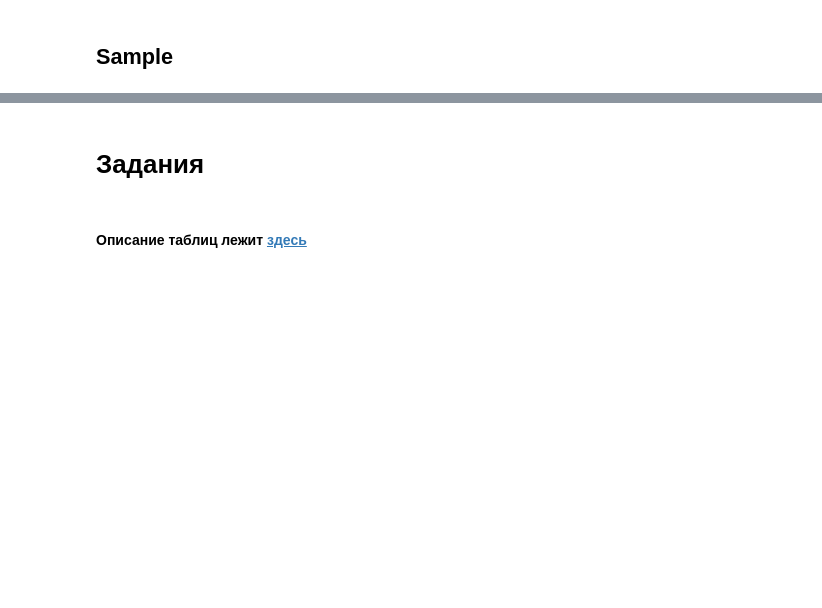
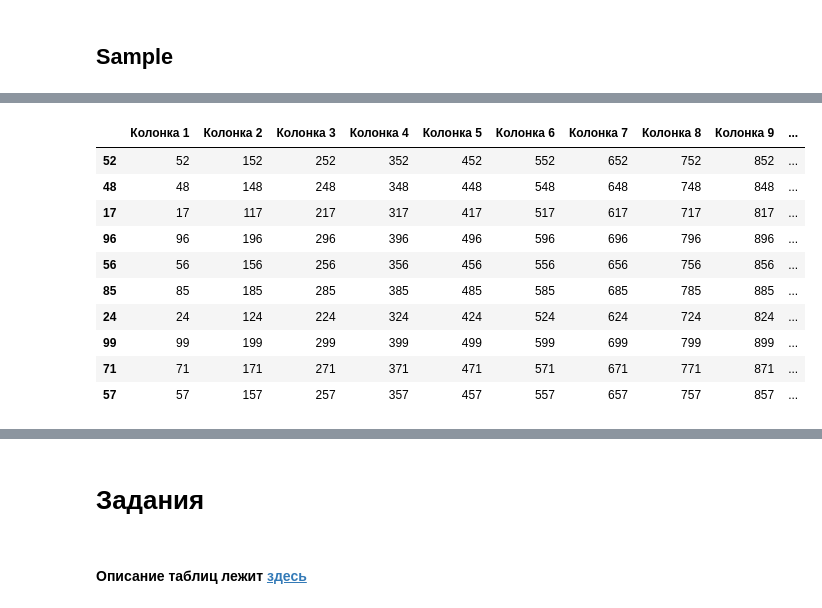
Before and after one commit to victorlymarev/pandas, a Jupyter notebook: notebooks/06-display-options-head-tail.ipynb, the cells around one changed output, grey strips where cells are left out. Drawn from its saved outputs; the diff is of its cells as text; code cells hidden in the pictures; blank space fills up the shorter version.

```diff
--- a/notebooks/06-display-options-head-tail.ipynb
+++ b/notebooks/06-display-options-head-tail.ipynb
@@ -84,2 +221,16 @@ df.sample(70)
+# %%
+df.sample(frac=0.1)
+# %% [output]
+|  | Колонка 1 | Колонка 2 | Колонка 3 | Колонка 4 | Колонка 5 | Колонка 6 | Колонка 7 | Колонка 8 | Колонка 9 | ... |
+| 52 | 52 | 152 | 252 | 352 | 452 | 552 | 652 | 752 | 852 | ... |
+| 48 | 48 | 148 | 248 | 348 | 448 | 548 | 648 | 748 | 848 | ... |
+| 17 | 17 | 117 | 217 | 317 | 417 | 517 | 617 | 717 | 817 | ... |
+| 96 | 96 | 196 | 296 | 396 | 496 | 596 | 696 | 796 | 896 | ... |
+| 56 | 56 | 156 | 256 | 356 | 456 | 556 | 656 | 756 | 856 | ... |
+| 85 | 85 | 185 | 285 | 385 | 485 | 585 | 685 | 785 | 885 | ... |
+| 24 | 24 | 124 | 224 | 324 | 424 | 524 | 624 | 724 | 824 | ... |
+| 99 | 99 | 199 | 299 | 399 | 499 | 599 | 699 | 799 | 899 | ... |
+| 71 | 71 | 171 | 271 | 371 | 471 | 571 | 671 | 771 | 871 | ... |
+| 57 | 57 | 157 | 257 | 357 | 457 | 557 | 657 | 757 | 857 | ... |
 # %%
 df.sample(3, random_state=1)
```
Also changed, not shown: parts of 29 cells of this notebook, 5 other files.
